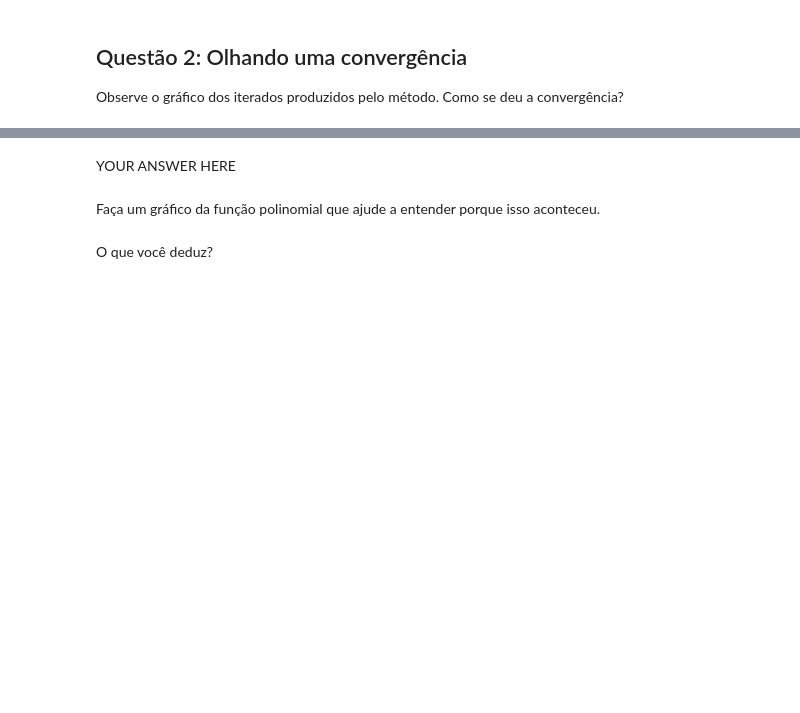
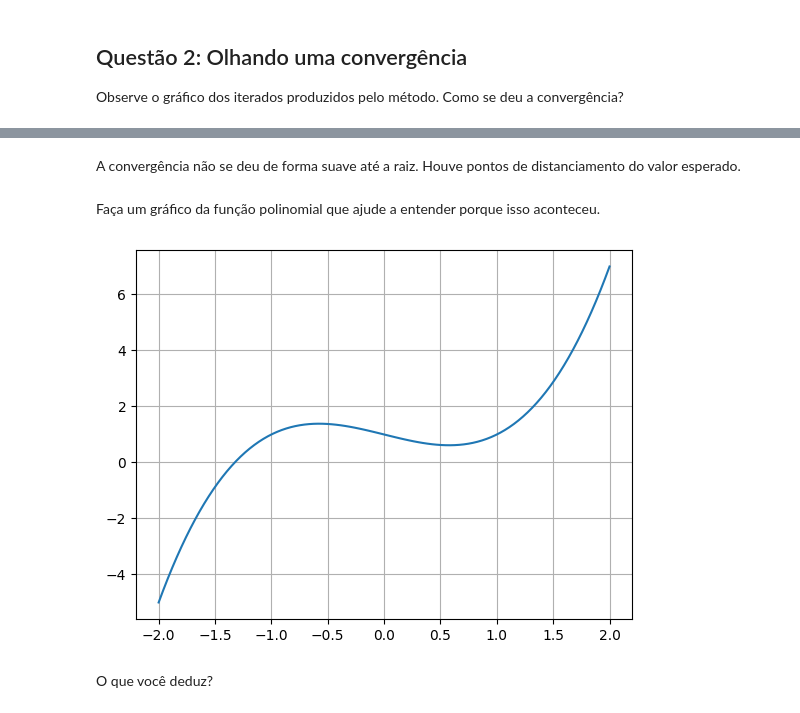
Before and after one commit to storino/sc-mae113, a Jupyter notebook: Teste3.ipynb, the cells around one changed output, grey strips where cells are left out. Cells and saved outputs as stored; diff of their text form; code cells hidden in the pictures; blank space fills up the shorter version.

```diff
--- a/Teste3.ipynb
+++ b/Teste3.ipynb
@@ -63,12 +72,15 @@ plt.plot(L)
 # %% [markdown]
-YOUR ANSWER HERE
+A convergência não se deu de forma suave até a raiz. Houve pontos de distanciamento do valor esperado.
 # %% [markdown]
 Faça um gráfico da função polinomial que ajude a entender porque isso aconteceu.
 # %%
-# YOUR CODE HERE
-raise NotImplementedError()
+xs = np.linspace(-2, 2, 100)
+plt.grid()
+plt.plot(xs, poly1(xs))
 
 ax = plt.gca()
+# %% [output]
+[figure, added]
 # %%
 l = ax.lines[0]
 
```
Also changed, not shown: parts of 7 cells of this notebook.
